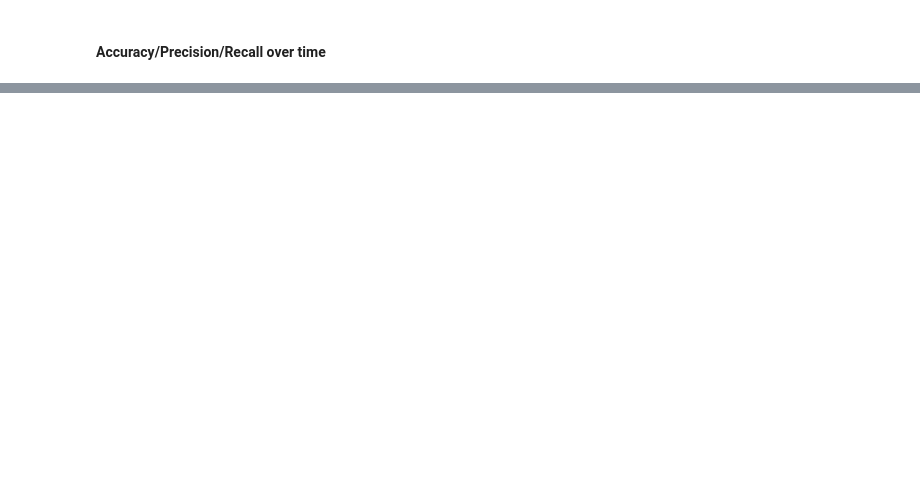
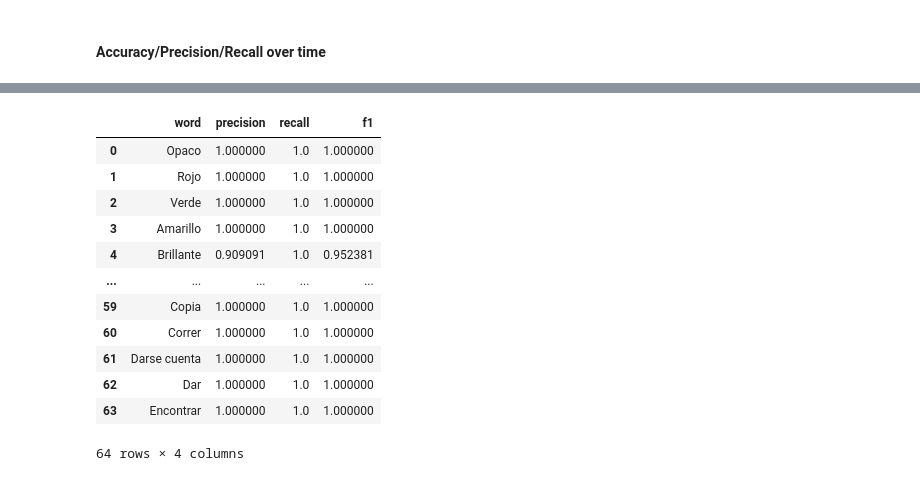
Before and after one commit to facupalavecino/ecd-trabajo-final, a Jupyter notebook: notebooks/compare-models-b.ipynb, the cells around one changed output, grey strips where cells are left out. Drawn from its saved outputs; the diff is of its cells as text; code cells hidden in the pictures; blank space fills up the shorter version.

```diff
--- a/notebooks/compare-models-b.ipynb
+++ b/notebooks/compare-models-b.ipynb
@@ -512,0 +559,2 @@ plt.show()
+# %%
+cm2 = confusion_matrix(loaded_labels, loaded_preds)
@@ -512,0 +590,22 @@ plt.show()
+# %%
+# We will store the results in a dictionary for easy access later
+per_class_precisions = {}
+per_class_recalls = {}
+per_class_f1s = {}
+
+# Calculate the accuracy for each one of our classes
+for idx in range(64):
+    # True positives are all the samples of our current GT class that were predicted as such
+    true_positives = cm2[idx, idx]
+
+    false_positives = np.sum(np.delete(cm2, idx, axis=0)[:, idx])
+    false_negatives = np.sum(np.delete(cm2, idx, axis=1)[idx, :])
+
+    word = TARGET_TO_WORD_ES[ENCODING_TO_TARGET[idx]]
+
+    precision = (true_positives) / (true_positives + false_positives)
+    recall = (true_positives) / (true_positives + false_negatives)
+
+    per_class_precisions[word] = precision
+    per_class_recalls[word] = recall
+    per_class_f1s[word] = 2 * (precision * recall) / (precision + recall)
@@ -512,0 +632,16 @@ plt.show()
+# %%
+precisions_df = pd.DataFrame.from_dict(per_class_precisions, orient="index", columns=["precision"])
+precisions_df.index.name = "word"
+
+recalls_df = pd.DataFrame.from_dict(per_class_recalls, orient="index", columns=["recall"])
+recalls_df.index.name = "word"
+
+f1s_df = pd.DataFrame.from_dict(per_class_f1s, orient="index", columns=["f1"])
+f1s_df.index.name = "word"
+# %%
+metrics_df = (
+    precisions_df
+    .merge(recalls_df, how="inner", on="word")
+    .merge(f1s_df, how="inner", on="word")
+    .reset_index()
+)
@@ -512,0 +657,16 @@ plt.show()
+# %%
+metrics_df.head(64)
+# %% [output]
+|  | word | precision | recall | f1 |
+| 0 | Opaco | 1.000000 | 1.0 | 1.000000 |
+| 1 | Rojo | 1.000000 | 1.0 | 1.000000 |
+| 2 | Verde | 1.000000 | 1.0 | 1.000000 |
+| 3 | Amarillo | 1.000000 | 1.0 | 1.000000 |
+| 4 | Brillante | 0.909091 | 1.0 | 0.952381 |
+| ... | ... | ... | ... | ... |
+| 59 | Copia | 1.000000 | 1.0 | 1.000000 |
+| 60 | Correr | 1.000000 | 1.0 | 1.000000 |
+| 61 | Darse cuenta | 1.000000 | 1.0 | 1.000000 |
+| 62 | Dar | 1.000000 | 1.0 | 1.000000 |
+| 63 | Encontrar | 1.000000 | 1.0 | 1.000000 |
+64 rows × 4 columns
```
Also changed, not shown: parts of 18 cells of this notebook, 1 other file.
